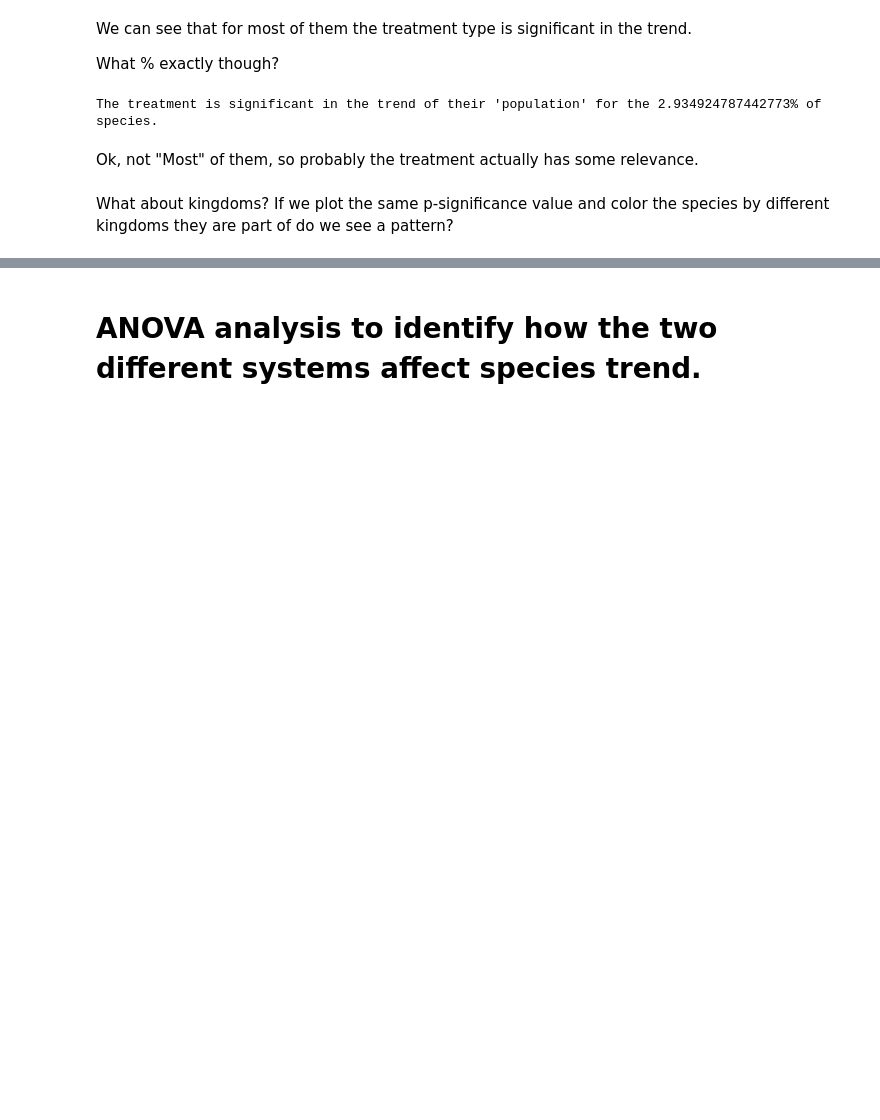
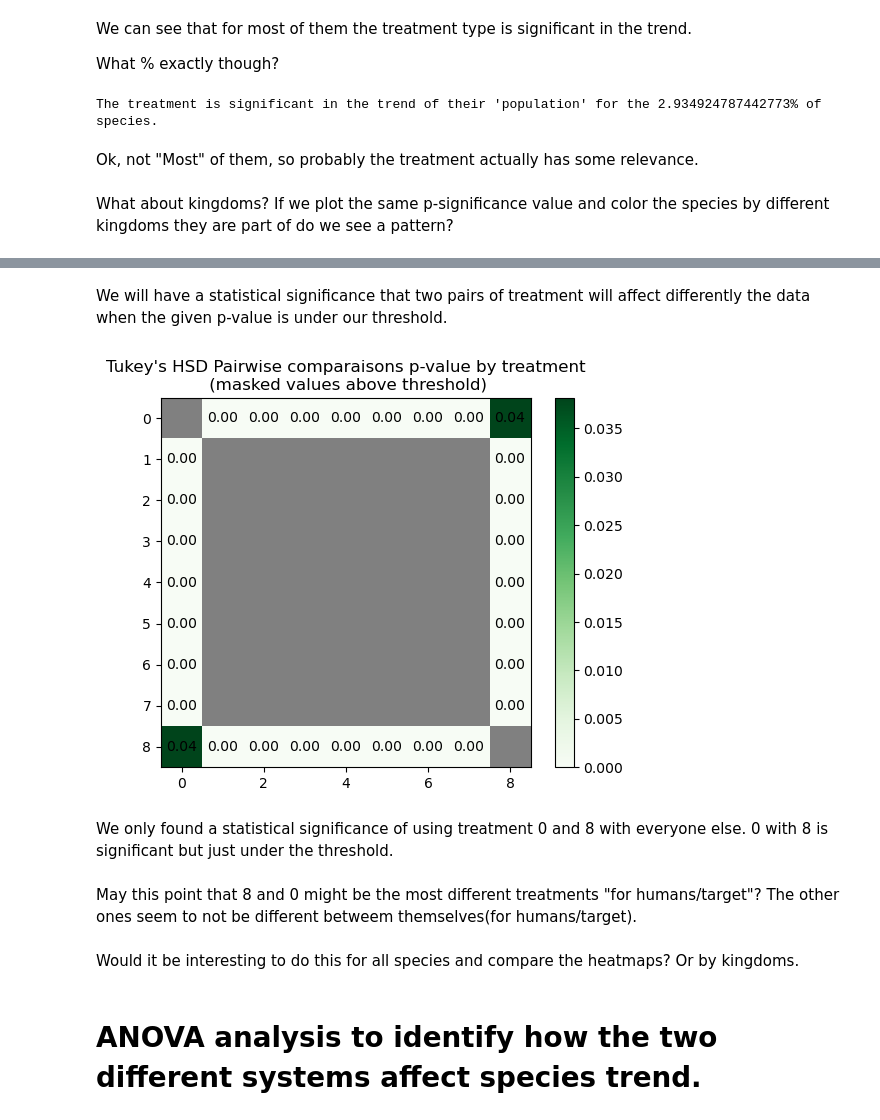
Before and after one commit to Haradai/BioBytes_Uib_Datathon2023, a Jupyter notebook: project.ipynb, the cells around one changed output, grey strips where cells are left out. Cells and saved outputs as stored; diff of their text form; code cells hidden in the pictures; blank space fills up the shorter version.

Commit message:
Tukey's HSD

```diff
--- a/project.ipynb
+++ b/project.ipynb
@@ -565,0 +596,5 @@ What about kingdoms? If we plot the same p-significance value and color the spec
+# %%
+from scipy.stats import tukey_hsd
+
+res = tukey_hsd(*slope_by_treats)
+print(res)
@@ -565,0 +619,34 @@ What about kingdoms? If we plot the same p-significance value and color the spec
+# %% [markdown]
+We will have a statistical significance that two pairs of treatment will affect differently the data when the given p-value is under our threshold.
+# %%
+# Create a binary mask for values over 0.05
+mask = res.pvalue < sig_p_thr
+
+# Create a colormap with green for True and grey for False
+cmap = plt.get_cmap('Greens')
+cmap.set_bad('grey')
+
+# Create the heatmap with values
+plt.imshow(np.where(mask, res.pvalue, np.nan), cmap=cmap, interpolation='nearest')
+
+# Display the values as text labels on each cell
+for i in range(mask.shape[0]):
+    for j in range(mask.shape[1]):
+        if mask[i, j]:
+            plt.text(j, i, f'{res.pvalue[i, j]:.2f}', ha='center', va='center', color='black')
+        else:
+            plt.text(j, i, '', ha='center', va='center', color='black')
+
+plt.title("Tukey's HSD Pairwise comparaisons p-value by treatment\n (masked values above threshold)")
+plt.colorbar()
+plt.show()
+# %% [output]
+[figure, added]
+# %% [markdown]
+We only found a statistical significance of using treatment 0 and 8 with everyone else.
+0 with 8 is significant but just under the threshold.
+# %% [markdown]
+May this point that 8 and 0 might be the most different treatments "for humans/target"? The other ones seem to not be different betweem themselves(for humans/target).
+# %% [markdown]
+Would it be interesting to do this for all species and compare the heatmaps?
+Or by kingdoms.
```
Also changed, not shown: parts of 16 cells of this notebook, 1 other file.
